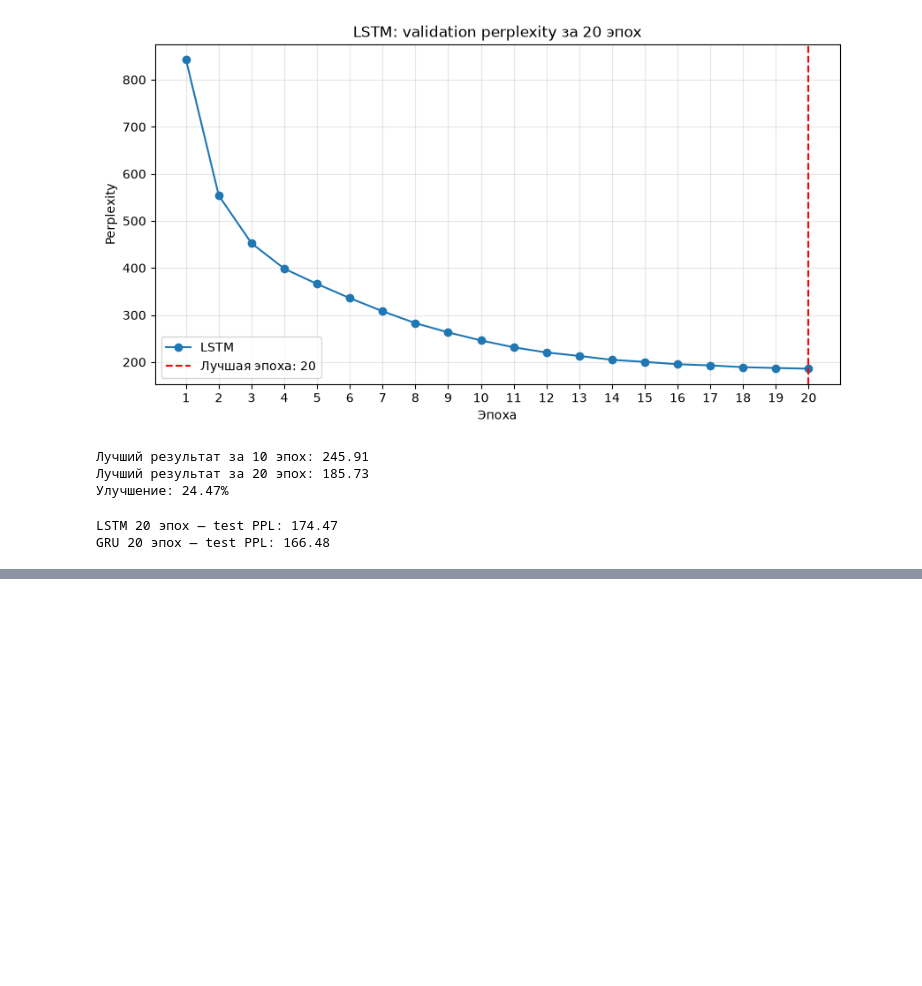
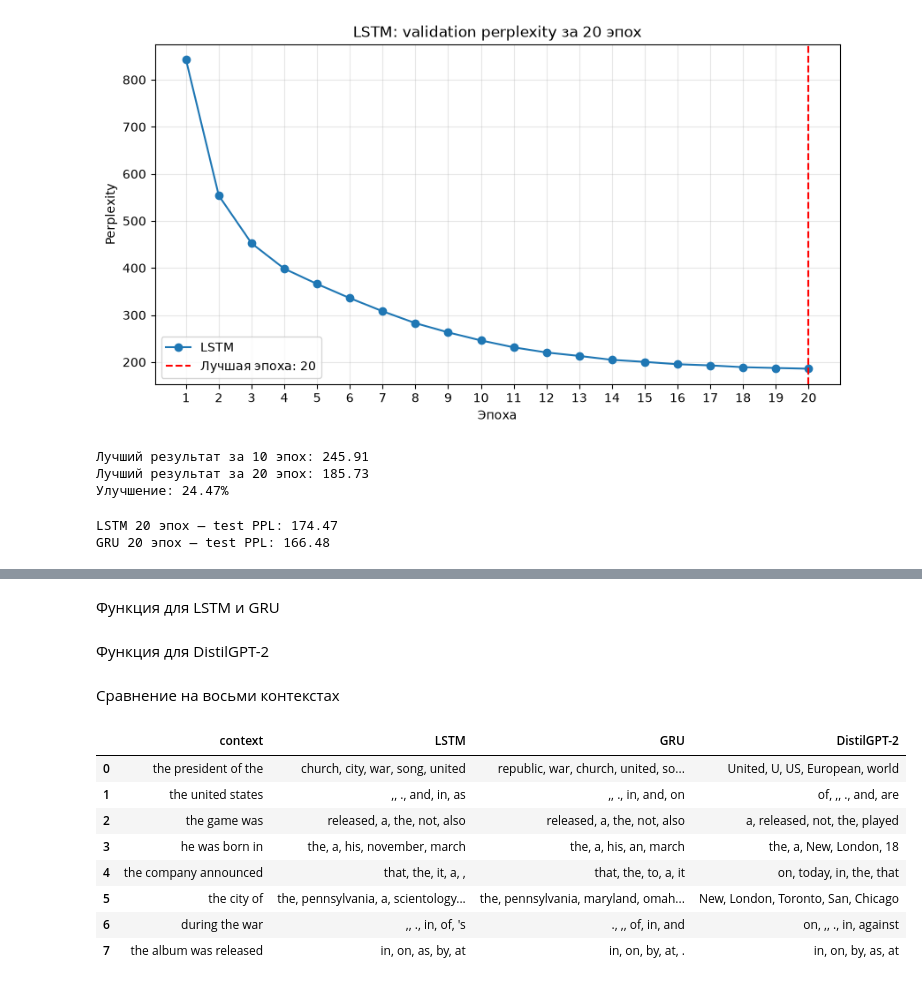
Before and after one commit to Tuinf1/03_ltsm_text_auto-completion-1_project-, a Jupyter notebook: 01_work_test.ipynb, the cells around one changed output, grey strips where cells are left out. Saved outputs shown, nothing was run; the diff lists cells and outputs as text; code cells hidden in the pictures; blank space fills up the shorter version.

```diff
--- a/01_work_test.ipynb
+++ b/01_work_test.ipynb
@@ -2803,0 +2808,2 @@ GRU 20 эпох — test PPL: 166.48
+# %% [markdown]
+Функция для LSTM и GRU
@@ -2803,0 +2869,2 @@ GRU 20 эпох — test PPL: 166.48
+# %% [markdown]
+Функция для DistilGPT-2
@@ -2803,0 +2923,66 @@ GRU 20 эпох — test PPL: 166.48
+# %% [markdown]
+Сравнение на восьми контекстах
+# %%
+prediction_contexts = [
+    "the president of the",
+    "the united states",
+    "the game was",
+    "he was born in",
+    "the company announced",
+    "the city of",
+    "during the war",
+    "the album was released",
+]
+
+
+def format_predictions(predictions):
+    return ", ".join(
+        token
+        for token, probability in predictions
+    )
+
+
+prediction_rows = []
+
+for context in prediction_contexts:
+    prediction_rows.append(
+        {
+            "context": context,
+            "LSTM": format_predictions(
+                predict_rnn_tokens(
+                    final_lstm_model,
+                    context,
+                )
+            ),
+            "GRU": format_predictions(
+                predict_rnn_tokens(
+                    final_gru_model,
+                    context,
+                )
+            ),
+            "DistilGPT-2": format_predictions(
+                predict_gpt2_tokens(context)
+            ),
+        }
+    )
+
+predictions_df = pd.DataFrame(
+    prediction_rows
+)
+
+pd.set_option(
+    "display.max_colwidth",
+    None,
+)
+
+predictions_df
+# %% [output]
+|  | context | LSTM | GRU | DistilGPT-2 |
+| 0 | the president of the | church, city, war, song, united | republic, war, church, united, so... | United, U, US, European, world |
+| 1 | the united states | ,, ., and, in, as | ,, ., in, and, on | of, ,, ., and, are |
+| 2 | the game was | released, a, the, not, also | released, a, the, not, also | a, released, not, the, played |
+| 3 | he was born in | the, a, his, november, march | the, a, his, an, march | the, a, New, London, 18 |
+| 4 | the company announced | that, the, it, a, , | that, the, to, a, it | on, today, in, the, that |
+| 5 | the city of | the, pennsylvania, a, scientology... | the, pennsylvania, maryland, omah... | New, London, Toronto, San, Chicago |
+| 6 | during the war | ,, ., in, of, 's | ., ,, of, in, and | on, ,, ., in, against |
+| 7 | the album was released | in, on, as, by, at | in, on, by, at, . | in, on, by, as, at |
```
Also changed, not shown: parts of 21 cells of this notebook.
